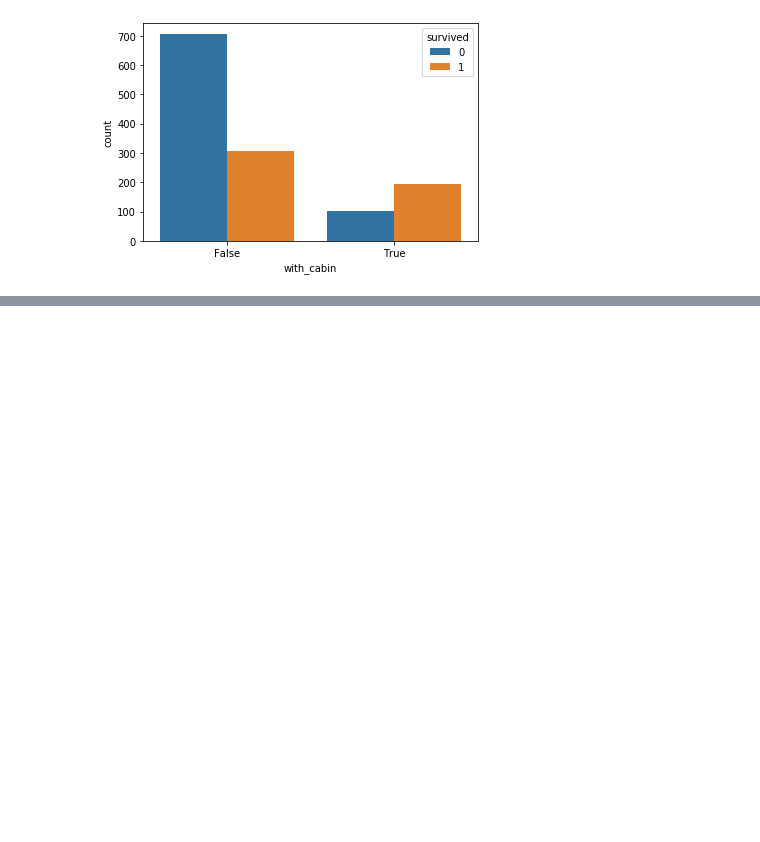
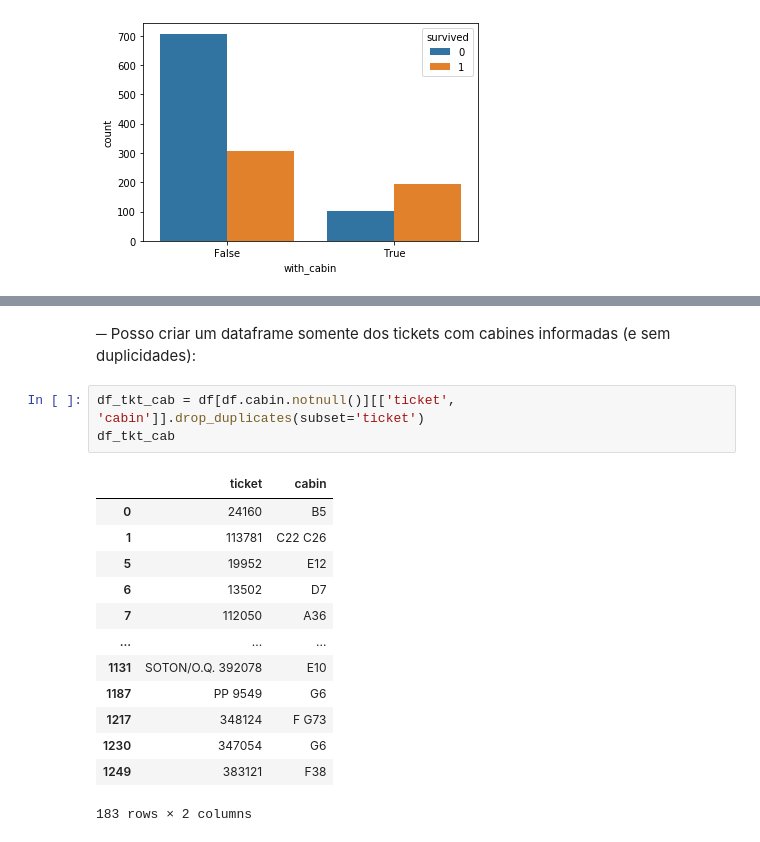
Before and after one commit to washolive/data-science, a Jupyter notebook: tratando_dados_ausentes.ipynb, the cells around one changed output, grey strips where cells are left out. Saved outputs shown, nothing was run; the diff lists cells and outputs as text; blank space fills up the shorter version.

```diff
--- a/tratando_dados_ausentes.ipynb
+++ b/tratando_dados_ausentes.ipynb
@@ -409,0 +453,19 @@ plt.show()
+# %% [markdown]
+─ Posso criar um dataframe somente dos tickets com cabines informadas (e sem duplicidades):
+# %%
+df_tkt_cab = df[df.cabin.notnull()][['ticket', 'cabin']].drop_duplicates(subset='ticket')
+df_tkt_cab
+# %% [output]
+|  | ticket | cabin |
+| 0 | 24160 | B5 |
+| 1 | 113781 | C22 C26 |
+| 5 | 19952 | E12 |
+| 6 | 13502 | D7 |
+| 7 | 112050 | A36 |
+| ... | ... | ... |
+| 1131 | SOTON/O.Q. 392078 | E10 |
+| 1187 | PP 9549 | G6 |
+| 1217 | 348124 | F G73 |
+| 1230 | 347054 | G6 |
+| 1249 | 383121 | F38 |
+183 rows × 2 columns
```
Also changed, not shown: parts of 49 cells of this notebook, 3 other files.
